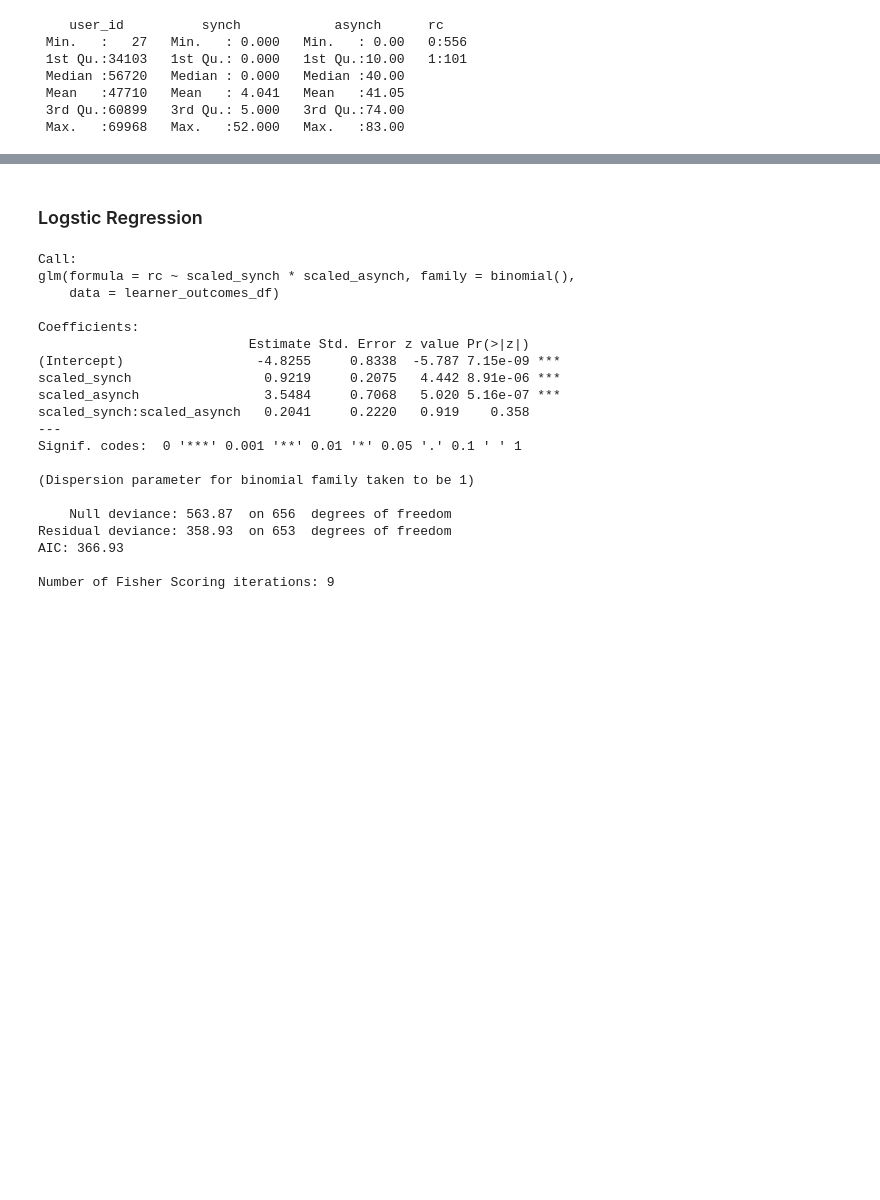
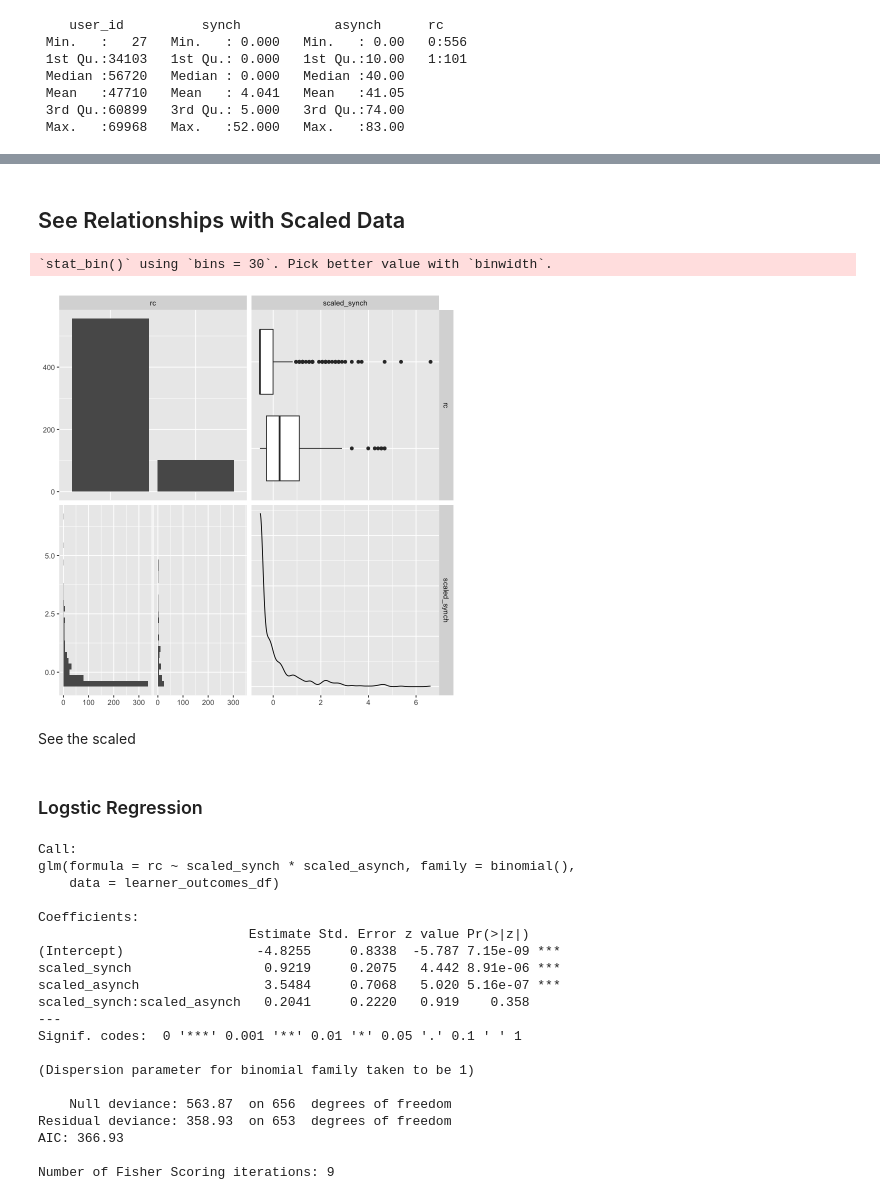
Before and after one commit to darrendbutler/Butler_DSPN_S24, a Jupyter notebook: final_project/Butler_DSPN_S24_FinalProject.ipynb, the cells around one changed output, grey strips where cells are left out. Saved outputs shown, nothing was run; the diff lists cells and outputs as text; code cells hidden in the pictures; blank space fills up the shorter version.

```diff
--- a/final_project/Butler_DSPN_S24_FinalProject.ipynb
+++ b/final_project/Butler_DSPN_S24_FinalProject.ipynb
@@ -198,0 +256,10 @@ A data.frame: 6 x 6
+# %% [markdown]
+## See Relationships with Scaled Data
+# %%
+library(GGally)
+learner_outcomes_df %>% select("rc", "scaled_synch") %>%
+    ggpairs()
+    #TODO: Search online to see how to choose better bin width
+# %% [output]
+`stat_bin()` using `bins = 30`. Pick better value with `binwidth`.
+[figure, added]
@@ -199,3 +268,5 @@ A data.frame: 6 x 6
+# %% [markdown]
+See the scaled
 # %% [markdown]
 ### Logstic Regression
 # %%
```
Also changed, not shown: parts of 22 cells of this notebook.
